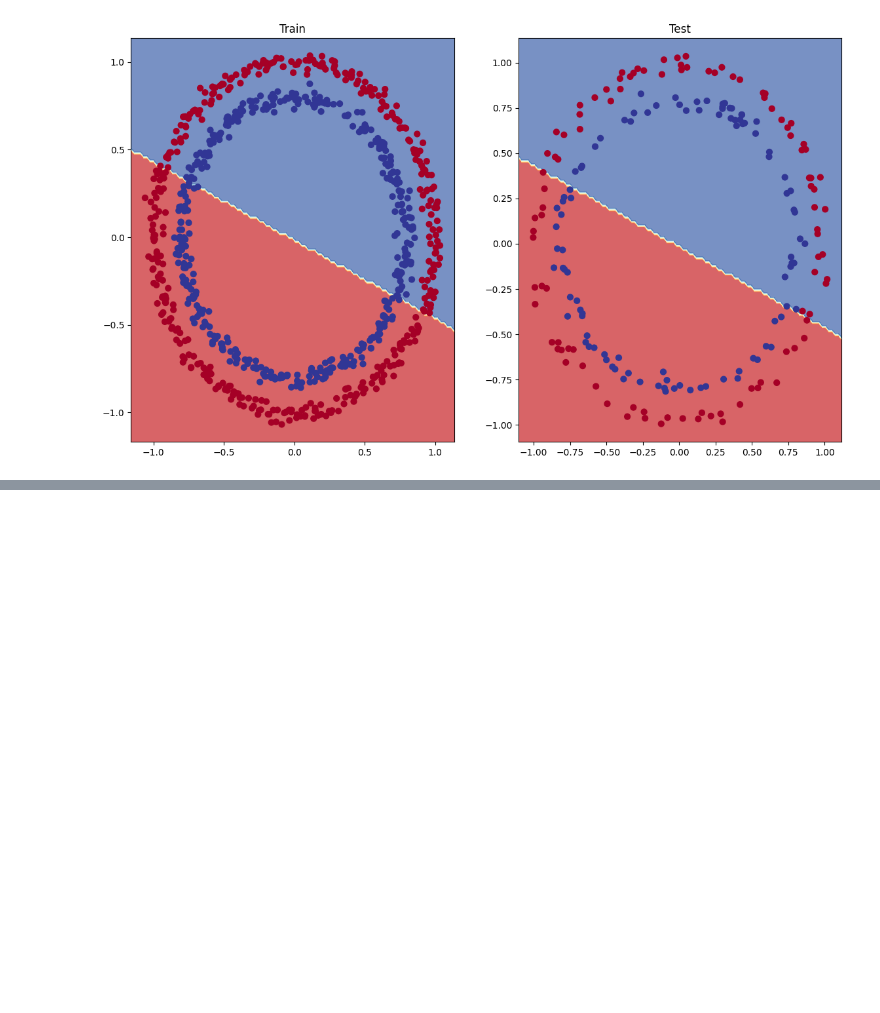
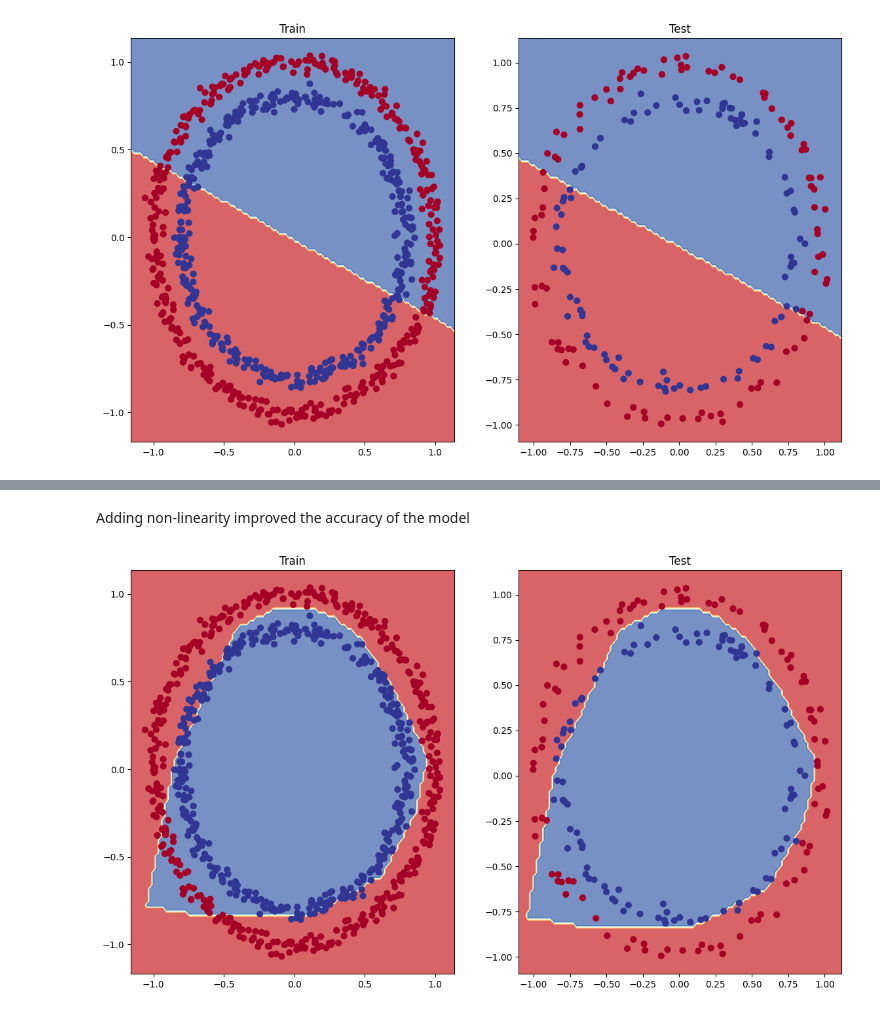
Before and after one commit to Nesasio/PyTorch-Repository, a Jupyter notebook: BinaryClassification.ipynb, the cells around one changed output, grey strips where cells are left out. Saved outputs shown, nothing was run; the diff lists cells and outputs as text; code cells hidden in the pictures; blank space fills up the shorter version.

```diff
--- a/BinaryClassification.ipynb
+++ b/BinaryClassification.ipynb
@@ -294,0 +324,30 @@ plot_decision_boundary(model1, XTest, yTest)
+# %%
+# Training loop
+
+torch.manual_seed(42)
+epochs = 1000
+
+XTrain, yTrain = XTrain.to(device), yTrain.to(device)
+XTest, yTest = XTest.to(device), yTest.to(device)
+
+for epoch in range(epochs):
+  yLogits = model2(XTrain).squeeze()
+  yPred = torch.round(torch.sigmoid(yLogits))
+
+  loss = lossFn(yLogits, yTrain)
+  acc = accuracyFn(yTrue=yTrain, yPred=yPred)
+
+  optimizer.zero_grad()
+  loss.backward()
+  optimizer.step()
+
+  model2.eval()
+  with torch.inference_mode():
+    testLogits = model2(XTest).squeeze()
+    testPred = torch.round(torch.sigmoid(testLogits))
+
+    testLoss = lossFn(testLogits, yTest)
+    testAcc = accuracyFn(yTrue=yTest, yPred=testPred)
+
+  if epoch % 100 == 0:
+    print(f"Epoch: {epoch} | Loss: {loss:.5f}, Accuracy: {acc:.2f}% | Test Loss: {testLoss:.5f}, Test Accuracy: {testAcc:.2f}%")
@@ -294,0 +365,15 @@ plot_decision_boundary(model1, XTest, yTest)
+# %% [markdown]
+Adding non-linearity improved the accuracy of the model
+# %%
+# Plotting decision boundary
+
+plt.figure(figsize=(14, 8))
+plt.subplot(1, 2, 1)
+plt.title("Train")
+plot_decision_boundary(model2, XTrain, yTrain)
+
+plt.subplot(1, 2, 2)
+plt.title("Test")
+plot_decision_boundary(model2, XTest, yTest)
+# %% [output]
+[figure, added]
```
Also changed, not shown: parts of 4 cells of this notebook.
